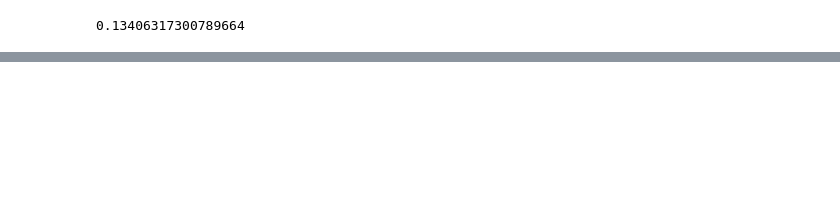
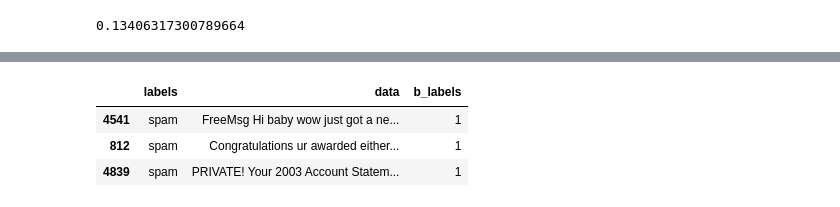
Before and after one commit to devincapriola/Text_Classification, a Jupyter notebook: Text_Classification_RNN.ipynb, the cells around one changed output, grey strips where cells are left out. Saved outputs shown, nothing was run; the diff lists cells and outputs as text; code cells hidden in the pictures; blank space fills up the shorter version.

Commit message:
Make perdictions

```diff
--- a/Text_Classification_RNN.ipynb
+++ b/Text_Classification_RNN.ipynb
@@ -396,0 +406,9 @@ Confusion matrix, without normalization
+# %%
+# Make perdictions
+# Get random test data
+df[df.labels == 'spam'].sample(3)
+# %% [output]
+|  | labels | data | b_labels |
+| 4541 | spam | FreeMsg Hi baby wow just got a ne... | 1 |
+| 812 | spam | Congratulations ur awarded either... | 1 |
+| 4839 | spam | PRIVATE! Your 2003 Account Statem... | 1 |
```
Also changed, not shown: parts of 20 cells of this notebook.
